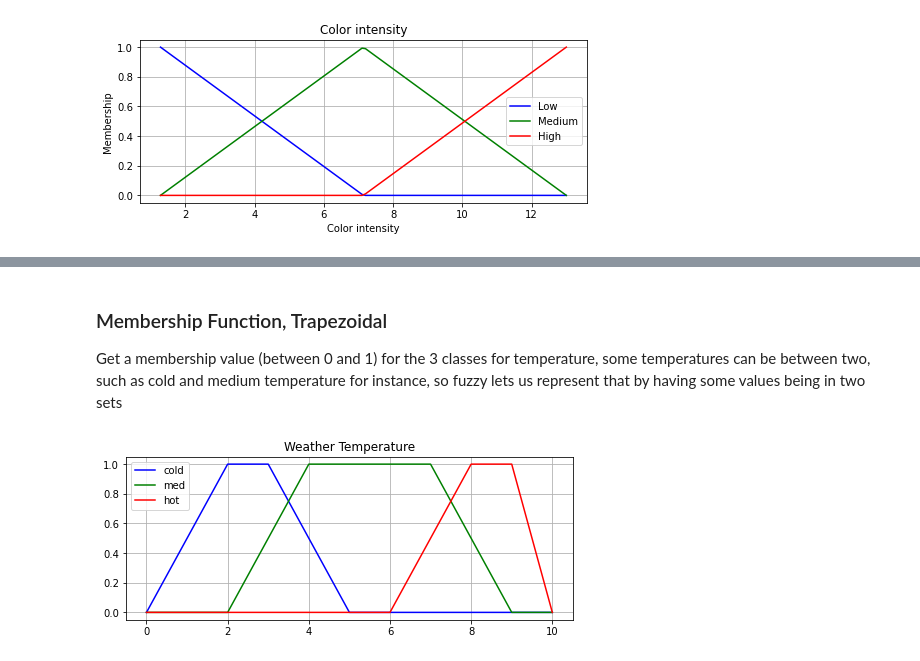
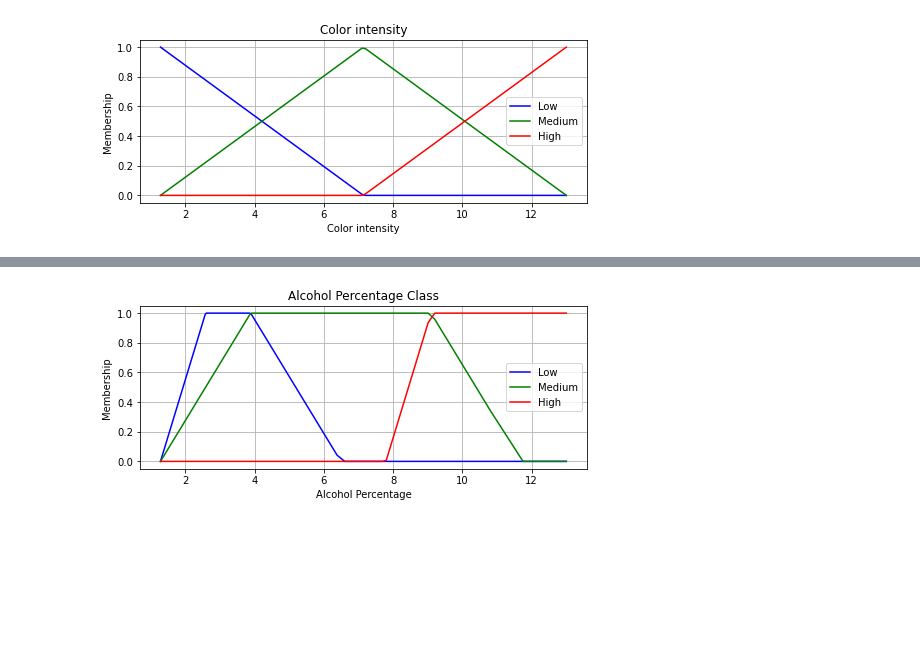
Before and after one commit to foreverloop/fuzz, a Jupyter notebook: fuzzy_notes.ipynb, the cells around one changed output, grey strips where cells are left out. Cells and saved outputs as stored; diff of their text form; code cells hidden in the pictures; blank space fills up the shorter version.

Commit message:
added trap function for wine data

```diff
--- a/fuzzy_notes.ipynb
+++ b/fuzzy_notes.ipynb
@@ -56,8 +58,8 @@ print(feature_intervals)
 # %%
 def get_fuzzy_boundaries(intervals,data):
-    low = [min(data), min(data), intervals[2]]
-    med = [min(data), intervals[2], max(data)]
-    high = [intervals[2], max(data), max(data)]
+    low = [min(data), min(data), intervals[1]]
+    med = [min(data), intervals[1], max(data)]
+    high = [intervals[1], max(data), max(data)]
     return [low, med, high]
 
 fuzzy_boundaries = get_fuzzy_boundaries(feature_intervals, df_wine['Color intensity'])
@@ -102,21 +85,31 @@ plt.show()
-# %% [markdown]
-### Membership Function, Trapezoidal
-
-Get a membership value (between 0 and 1) for the 3 classes for temperature, some temperatures can be between two, such as cold and medium temperature for instance, so fuzzy lets us represent that by having some values being in two sets
 # %%
-x_qual = np.arange(0, 11, 1)
-qual_lo = fuzz.trapmf(x_qual, [0, 2, 3, 5])
-qual_md = fuzz.trapmf(x_qual, [2, 4, 7, 9])
-qual_hi = fuzz.trapmf(x_qual, [6, 8, 9, 10])
+#Color intensity
+df_wine.sort_values(['Color intensity'], inplace=True)
+feature_name = df_wine['Color intensity']
+feature_intervals = np.linspace(min(feature_name), max(feature_name), num=10)
+
+def get_fuzzy_boundaries(intervals,data):
+    low = [feature_intervals[0],feature_intervals[1],feature_intervals[2],feature_intervals[4]]
+    med = [feature_intervals[0],feature_intervals[2],feature_intervals[6],feature_intervals[8]]
+    high = [feature_intervals[5],feature_intervals[6],feature_intervals[9],feature_intervals[9]]
+    return [low, med, high]
+
+fuzzy_boundaries = get_fuzzy_boundaries(feature_intervals, feature_name)
+
+qual_lo = fuzz.trapmf(feature_name.values, fuzzy_boundaries[0])
+qual_md = fuzz.trapmf(feature_name.values, fuzzy_boundaries[1])
+qual_high = fuzz.trapmf(feature_name.values, fuzzy_boundaries[2])
+
 fig, (ax0) = plt.subplots(nrows=1, figsize=(8, 3))
 
-ax0.plot(x_qual, qual_lo, 'b', linewidth=1.5, label='cold')
-ax0.plot(x_qual, qual_md, 'g', linewidth=1.5, label='med')
-ax0.plot(x_qual, qual_hi, 'r', linewidth=1.5, label='hot')
-ax0.set_title('Weather Temperature')
-ax0.set_axisbelow(True)
+ax0.plot(feature_name.values, qual_lo, 'b', linewidth=1.5, label='Low')
+ax0.plot(feature_name.values, qual_md, 'g', linewidth=1.5, label='Medium')
+ax0.plot(feature_name.values, qual_high, 'r', linewidth=1.5, label='High')
+ax0.set_title('Alcohol Percentage Class')
+ax0.legend()
 ax0.grid()
-ax0.legend()
+plt.ylabel('Membership ')
+plt.xlabel('Alcohol Percentage')
 plt.show()
 # %% [output]
-[figure, old version]
+[figure, new version]
```
Also changed, not shown: parts of 4 cells of this notebook.
